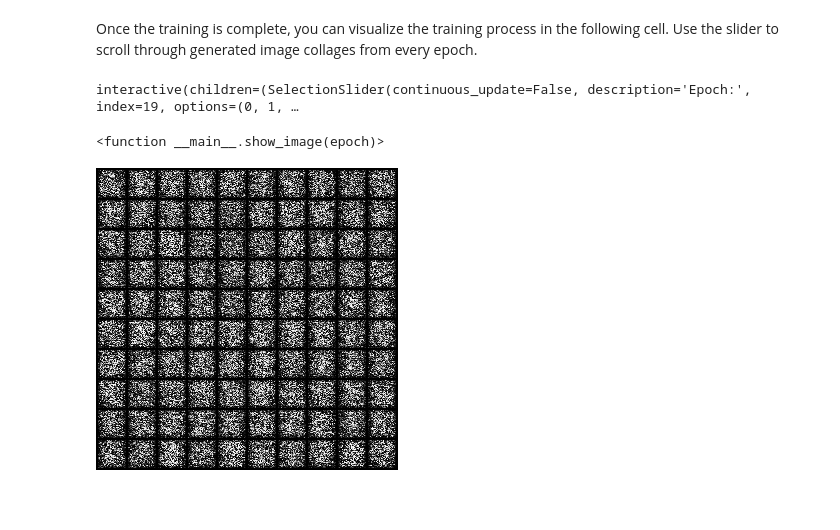
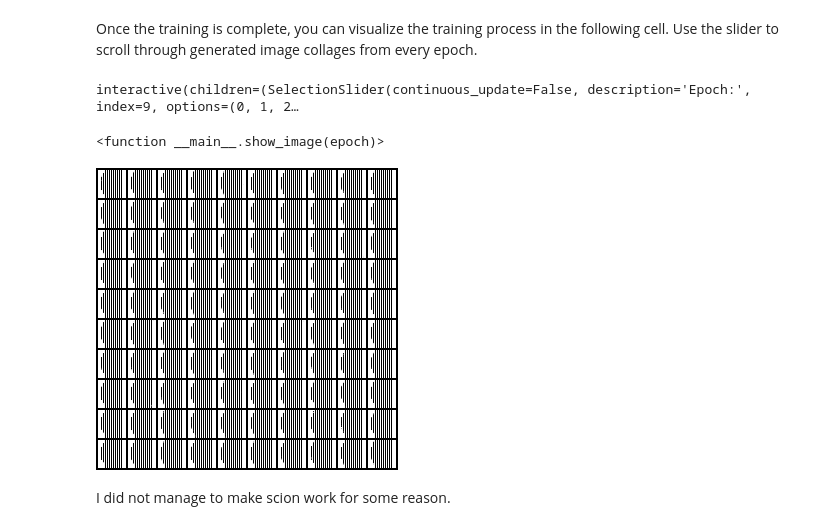
Before and after one commit to Mathis-Krs/Assignement1Maths, a Jupyter notebook: Homework 2/students/Part-2-GAN.ipynb, the cells around one changed output. Cells and saved outputs as stored; diff of their text form; code cells hidden in the pictures; blank space fills up the shorter version.

```diff
--- a/Homework 2/students/Part-2-GAN.ipynb
+++ b/Homework 2/students/Part-2-GAN.ipynb
@@ -523,7 +528,7 @@ def show_image(epoch):
     return Image(f"generated_images_{mode}/epoch_{epoch}.png")
 interact(show_image, epoch=SelectionSlider(
     options=range(n_epochs),
-    value=19,
+    value=9,
     description="Epoch:",
     disabled=False,
     continuous_update=False,
@@ -531,9 +536,11 @@ interact(show_image, epoch=SelectionSlider(
     readout=True
 ))
 # %% [output]
-interactive(children=(SelectionSlider(continuous_update=False, description='Epoch:', index=19, options=(0, 1, …
+interactive(children=(SelectionSlider(continuous_update=False, description='Epoch:', index=9, options=(0, 1, 2…
 <function __main__.show_image(epoch)>
 # %%
-Image(f"generated_images_{mode}/epoch_19.png") # real images
+Image(f"generated_images_{mode}/epoch_9.png") # real images
 # %% [output]
-[figure, old version]
+[figure, new version]
+# %% [markdown]
+I did not manage to make scion work for some reason.
```
Also changed, not shown: parts of 12 cells of this notebook, 51 other files.
